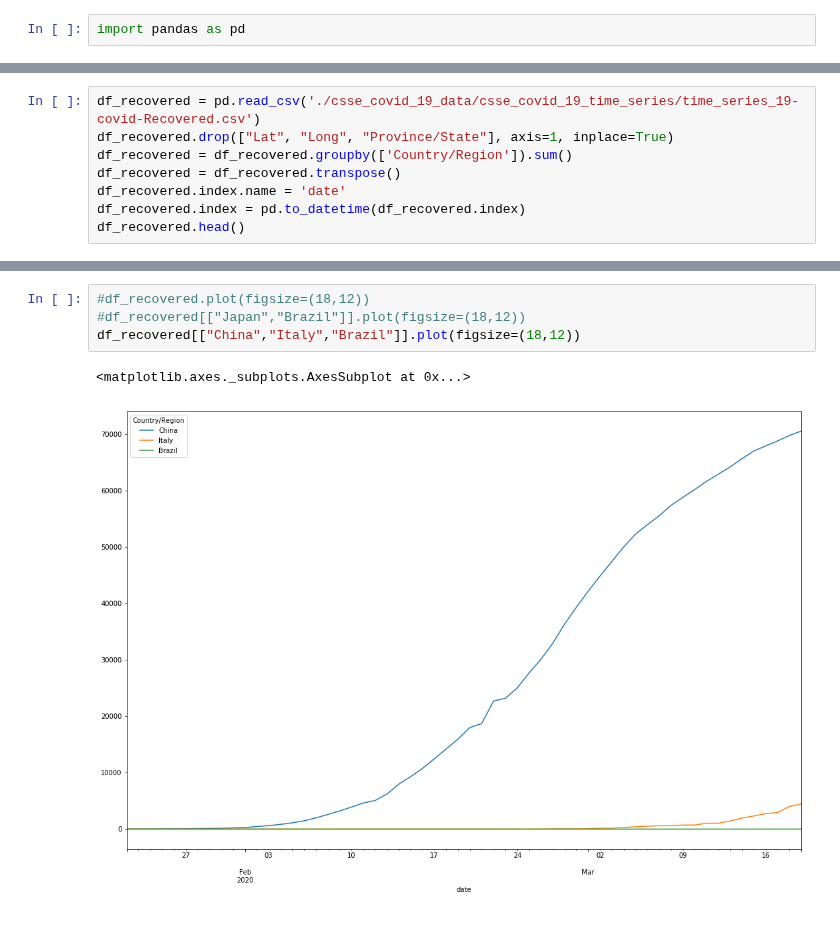
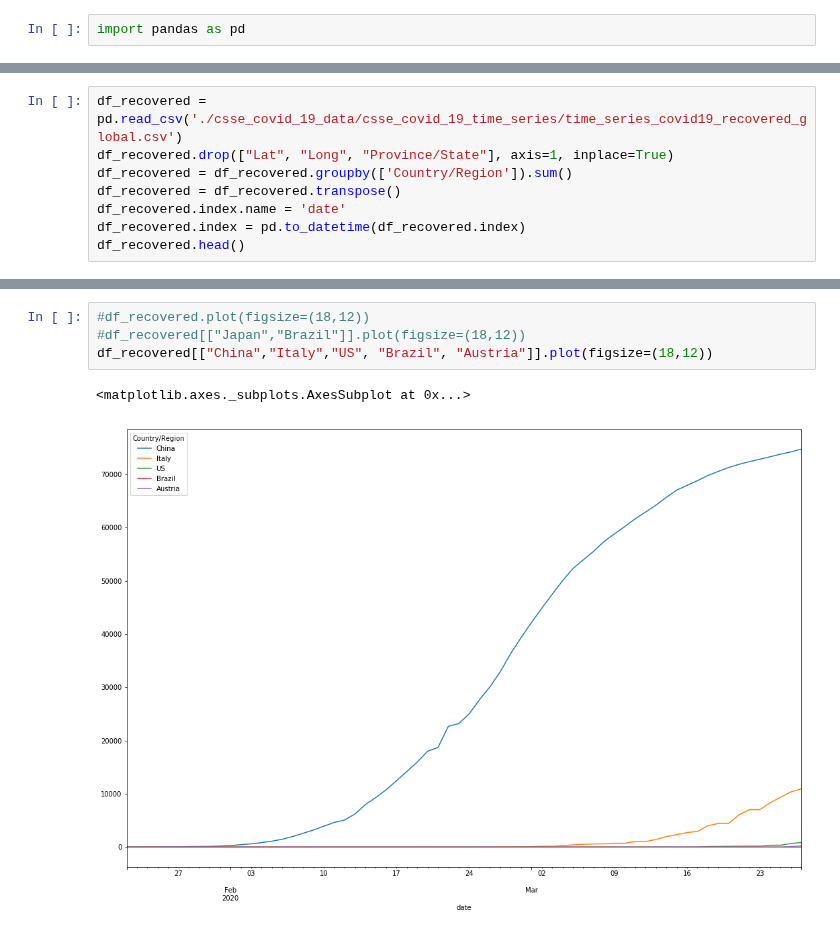
Before and after one commit to rsouza/COVID-19, a Jupyter notebook: daily_cases_deaths_recovered.ipynb, the cells around one changed output, grey strips where cells are left out. Cells and saved outputs as stored; diff of their text form.

```diff
--- a/daily_cases_deaths_recovered.ipynb
+++ b/daily_cases_deaths_recovered.ipynb
@@ -51,5 +53,5 @@ df_deaths[["China","Italy","Brazil"]].plot(figsize=(18,12))
 # %%
-df_recovered = pd.read_csv('./csse_covid_19_data/csse_covid_19_time_series/time_series_19-covid-Recovered.csv')
+df_recovered = pd.read_csv('./csse_covid_19_data/csse_covid_19_time_series/time_series_covid19_recovered_global.csv')
 df_recovered.drop(["Lat", "Long", "Province/State"], axis=1, inplace=True)
 df_recovered = df_recovered.groupby(['Country/Region']).sum()
 df_recovered = df_recovered.transpose()
@@ -68,7 +70,7 @@ df_recovered.head()
 # %%
 #df_recovered.plot(figsize=(18,12))
 #df_recovered[["Japan","Brazil"]].plot(figsize=(18,12))
-df_recovered[["China","Italy","Brazil"]].plot(figsize=(18,12))
+df_recovered[["China","Italy","US", "Brazil", "Austria"]].plot(figsize=(18,12))
 # %% [output]
 <matplotlib.axes._subplots.AxesSubplot at 0x...>
-[figure, old version]
+[figure, new version]
```
Also changed, not shown: parts of 6 cells of this notebook.
